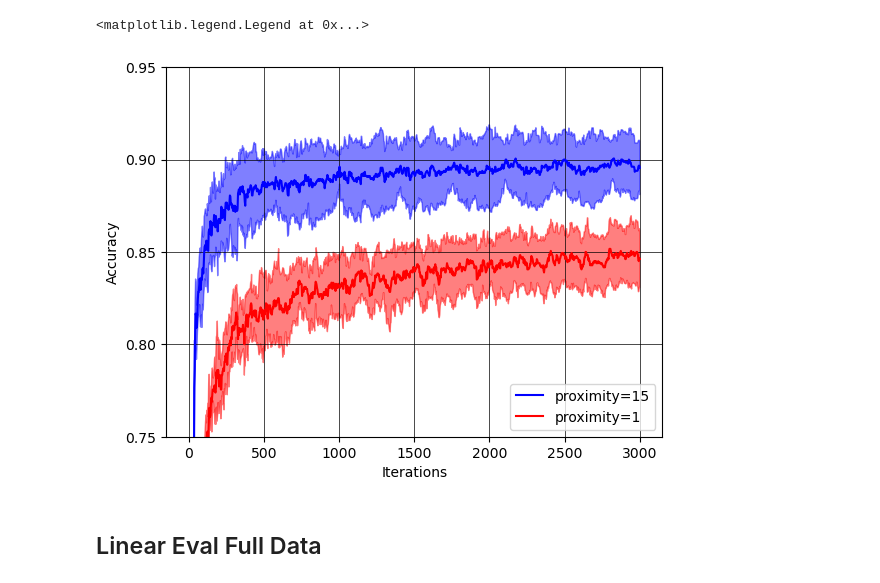
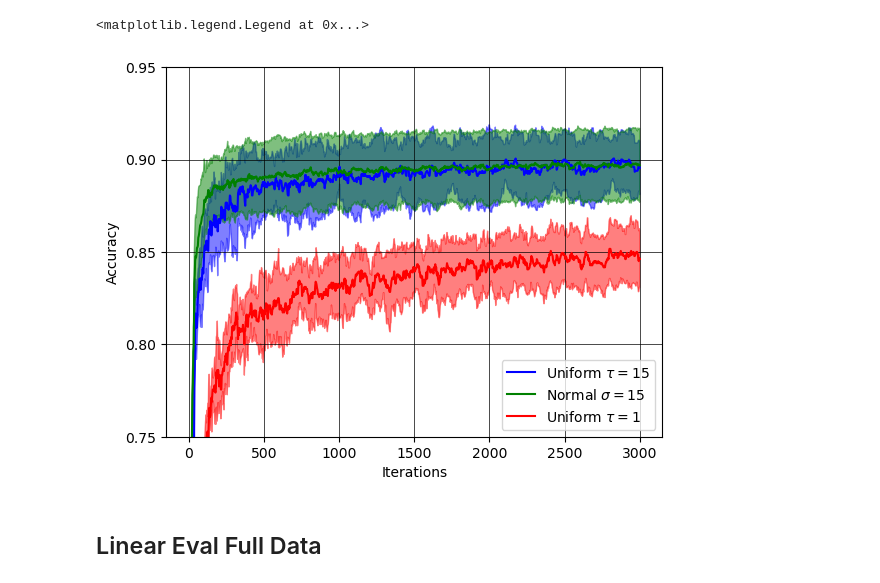
Before and after one commit to myasincifci/tempo, a Jupyter notebook: notebooks/plot_curves.ipynb, the cells around one changed output. Drawn from its saved outputs; the diff is of its cells as text; code cells hidden in the pictures.

```diff
--- a/notebooks/plot_curves.ipynb
+++ b/notebooks/plot_curves.ipynb
@@ -5,6 +5,7 @@ import pandas as pd
 # %%
 dfs_15 = np.array([pd.read_csv(f'../plots/ablations/runs_ablations_15_{i}.csv').Value.to_numpy() for i in range(1,6)])
 dfs_1 = np.array([pd.read_csv(f'../plots/ablations/runs_ablations_1_{i}.csv').Value.to_numpy() for i in range(1,6)])
+dfs_nml_15 = np.array([pd.read_csv(f'../plots/ablations/nml15_{i}_None.csv').Value.to_numpy() for i in range(1,6)])
 # %%
 X = np.linspace(0,3000,1000)
 dfs_15_mean = dfs_15.mean(axis=0)
@@ -12,26 +13,33 @@ dfs_15_std = dfs_15.std(axis=0)
 
 dfs_1_mean = dfs_1.mean(axis=0)
 dfs_1_std = dfs_1.std(axis=0)
+
+dfs_nml_15_mean = dfs_nml_15.mean(axis=0)
+dfs_nml_15_std = dfs_nml_15.std(axis=0)
 # %%
 y_ticks = np.arange(0, 1.1, 0.05)
 plt.yticks(y_ticks)
 
-plt.plot(X, dfs_15_mean, "b", label="proximity=15")
+plt.plot(X, dfs_15_mean, "b", label=r'Uniform $\tau = 15$')
 plt.fill_between(X, dfs_15_mean - dfs_15_std, dfs_15_mean + dfs_15_std, color="blue", alpha=0.5)
 
-plt.plot(X, dfs_1_mean, "r", label="proximity=1")
+plt.plot(X, dfs_nml_15_mean, "g", label=r'Normal $\sigma = 15$')
+plt.fill_between(X, dfs_nml_15_mean - dfs_nml_15_std, dfs_nml_15_mean + dfs_nml_15_std, color="green", alpha=0.5)
+
+
+plt.plot(X, dfs_1_mean, "r", label=r'Uniform $\tau = 1$')
 plt.fill_between(X, dfs_1_mean - dfs_1_std, dfs_1_mean + dfs_1_std, color="red", alpha=0.5)
 
 plt.ylim(0.75,0.95)
 
 plt.xlabel('Iterations')
 plt.ylabel('Accuracy')
 plt.grid(color='black', linestyle='-', linewidth=0.5)
 
 plt.legend(loc="lower right")
 # %% [output]
 <matplotlib.legend.Legend at 0x...>
-[figure, old version]
+[figure, new version]
 # %% [markdown]
 ## Linear Eval Full Data
 # %%
```
Also changed, not shown: parts of 3 cells of this notebook, 7 other files.
